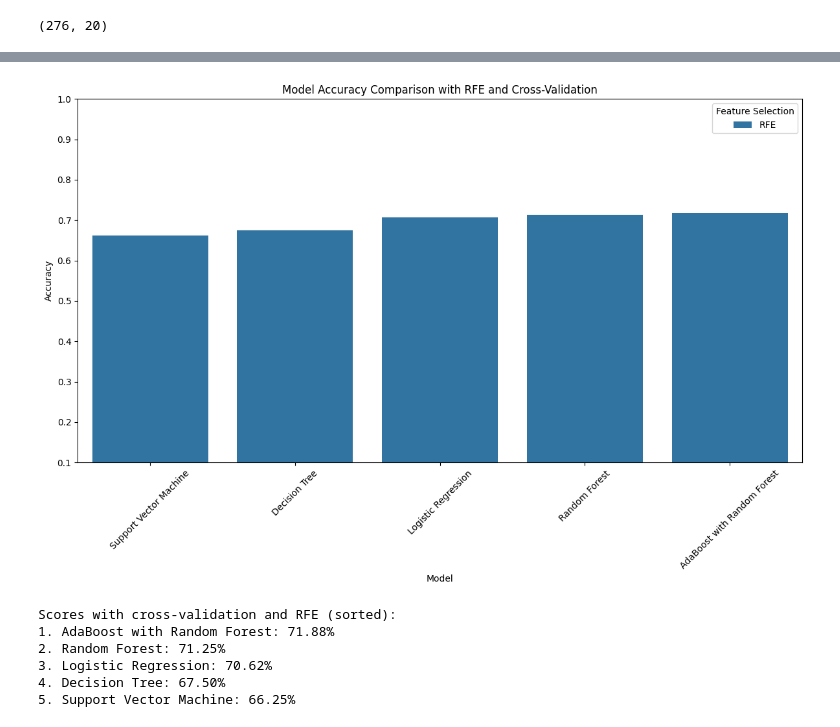
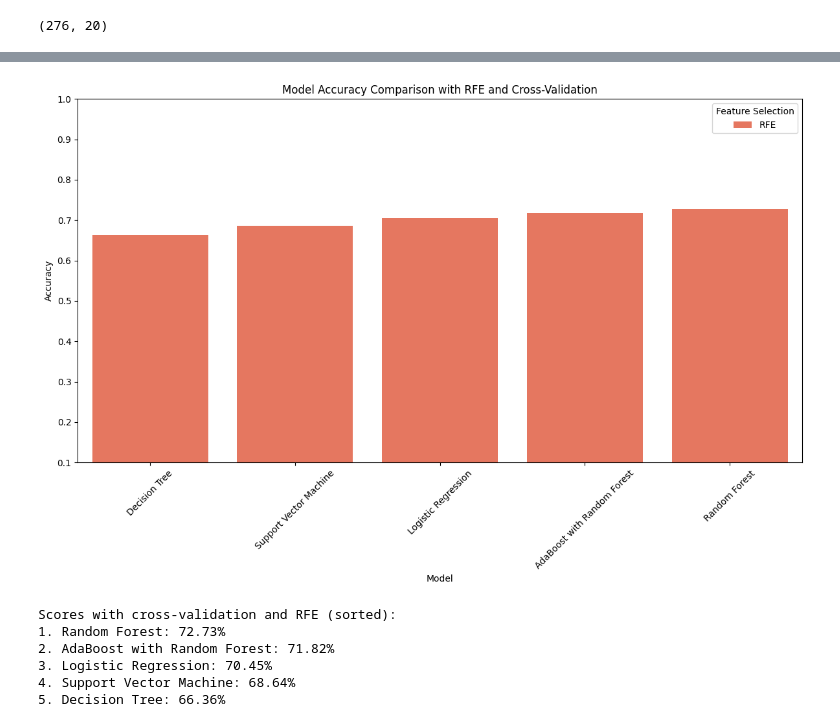
Before and after one commit to Argent103/LE2_GLORIOSO_C, a Jupyter notebook: LE2_GLORIOSO_C.ipynb, the cells around one changed output, grey strips where cells are left out. Drawn from its saved outputs; the diff is of its cells as text; code cells hidden in the pictures.

```diff
--- a/LE2_GLORIOSO_C.ipynb
+++ b/LE2_GLORIOSO_C.ipynb
@@ -145,31 +144,0 @@ plt.show()
-# %%
-def remove_outliers_iqr(df):
-    Q1 = df.quantile(0.25)
-    Q3 = df.quantile(0.75)
-    IQR = Q3 - Q1
-    # Filter out the outliers
-    df_cleaned = df[~((df < (Q1 - 1.5 * IQR)) | (df > (Q3 + 1.5 * IQR))).any(axis=1)]
-    return df_cleaned
-
-# Remove outliers from the dataset
-datasets_no_outliers = remove_outliers_iqr(datasets)
-
-# Display basic information about the dataset after removing outliers
-print("\nDataset Info After Removing Outliers:")
-print(datasets_no_outliers.info())
-
-# Display summary statistics of the dataset after removing outliers
-print("\nSummary Statistics After Removing Outliers:")
-print(datasets_no_outliers.describe())
-
-# Summary of outlier removal process
-final_rows, final_cols = datasets_no_outliers.shape
-print("\nOutlier Removal Summary:")
-print(f"Original Dataset Size: {initial_rows} rows, {initial_cols} columns")
-print(f"Dataset Size After Cleaning: {updated_rows} rows, {updated_cols} columns")
-print(f"Dataset Size After Removing Outliers: {final_rows} rows, {final_cols} columns")
-print(f"Number of Rows Removed: {updated_rows - final_rows}")
-print(f"Number of Columns Removed: {updated_cols - final_cols}")
-
-# Update the dataset to be used further
-datasets = datasets_no_outliers
@@ -238,7 +158,7 @@ X_train, X_test, y_train, y_test = train_test_split(X, y, train_size=0.8, test_s
 models = {
     "Logistic Regression": LogisticRegression(max_iter=10000000, random_state=50),
     "Decision Tree": DecisionTreeClassifier(max_depth=5, min_samples_split=5, random_state=50),
-    "Random Forest": RandomForestClassifier(max_depth=5, min_samples_split=5, random_state=50),
+    "Random Forest": RandomForestClassifier(random_state=50),
     "Support Vector Machine": SVC(random_state=50)
 }
 
@@ -304,7 +224,7 @@ rfe = RFE(estimator=LogisticRegression(max_iter=10000), n_features_to_select=10)
 models = {
     "Logistic Regression": LogisticRegression(max_iter=10000000, random_state=50),
     "Decision Tree": DecisionTreeClassifier(max_depth=5, min_samples_split=5, random_state=50),
-    "Random Forest": RandomForestClassifier(max_depth=5, min_samples_split=5, random_state=50),
+    "Random Forest": RandomForestClassifier(random_state=50),
     "Support Vector Machine": SVC(random_state=50)
 }
 
@@ -332,40 +252,40 @@ adaboost_score = scores_adaboost.mean()
 resultsRFE["AdaBoost with " + best_model_nameRFE] = adaboost_score
 
 # Create a DataFrame for plotting
 results_datasetsRFE = pd.DataFrame({
     "Model": list(resultsRFE.keys()),
     "Accuracy": list(resultsRFE.values()),
     "Feature Selection": ['RFE'] * len(resultsRFE)
 })
 
 # Sort the DataFrame by accuracy
 results_datasetsRFE = results_datasetsRFE.sort_values(by='Accuracy')
 
 # Plotting
 plt.figure(figsize=(12, 8))
 sns.barplot(data=results_datasetsRFE, x='Model', y='Accuracy', hue='Feature Selection', palette="Reds")
 plt.xlabel('Model')
 plt.ylabel('Accuracy')
 plt.title('Model Accuracy Comparison with RFE and Cross-Validation')
 plt.xticks(rotation=45)
 plt.ylim(0.1, 1.0)
 plt.legend(title='Feature Selection')
 plt.tight_layout()
 plt.show()
 
 # Print scores with cross-validation in descending order of accuracy
 sorted_results = sorted(resultsRFE.items(), key=lambda item: item[1], reverse=True)
 print("Scores with cross-validation and RFE (sorted):")
 for rank, (name, accuracy) in enumerate(sorted_results, 1):
     print(f"{rank}. {name}: {accuracy*100:.2f}%")
 # %% [output]
-[figure, old version]
+[figure, new version]
 Scores with cross-validation and RFE (sorted):
-1. AdaBoost with Random Forest: 71.88%
-2. Random Forest: 71.25%
-3. Logistic Regression: 70.62%
-4. Decision Tree: 67.50%
-5. Support Vector Machine: 66.25%
+1. Random Forest: 72.73%
+2. AdaBoost with Random Forest: 71.82%
+3. Logistic Regression: 70.45%
+4. Support Vector Machine: 68.64%
+5. Decision Tree: 66.36%
 # %%
 # Combine the results from both with and without RFE, ensuring each model is uniquely identified
 combined_results = {f"{name} (WITHOUT RFE)": accuracy for name, accuracy in results.items()}
```
Also changed, not shown: parts of 7 cells of this notebook.
